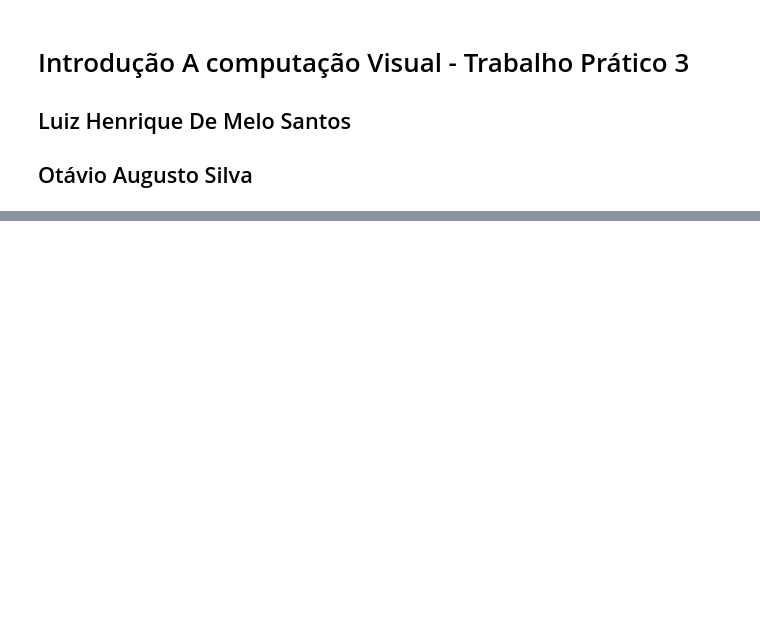
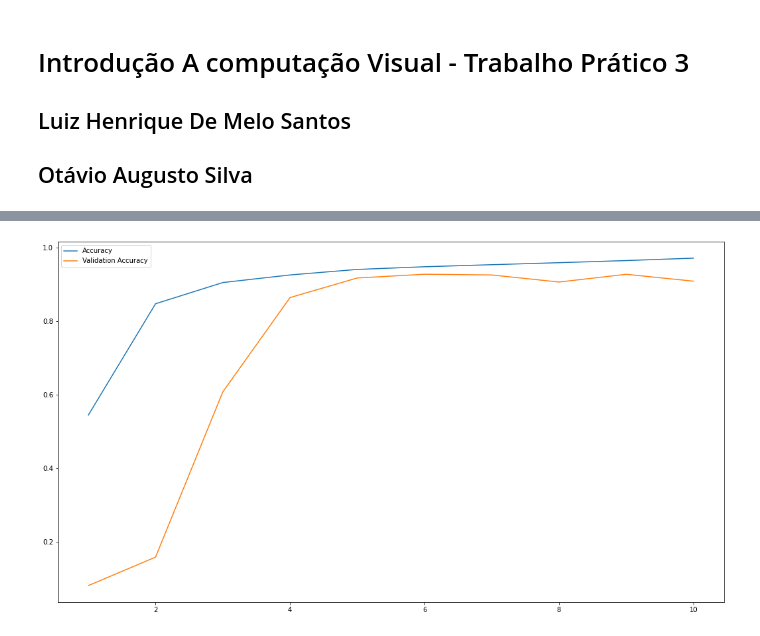
Before and after one commit to otavio-silva/ICV-TP3, a Jupyter notebook: TP.ipynb, the cells around one changed output, grey strips where cells are left out. Cells and saved outputs as stored; diff of their text form; code cells hidden in the pictures; blank space fills up the shorter version.

```diff
--- a/TP.ipynb
+++ b/TP.ipynb
@@ -149,0 +143,7 @@ ValueError: in converted code:
+# %%
+pyplot.figure(figsize=(18, 10))
+seaborn.lineplot(x=range(1, 11), y=history.history["categorical_accuracy"], label="Accuracy")
+seaborn.lineplot(x=range(1, 11), y=history.history["val_categorical_accuracy"], label="Validation Accuracy")
+pyplot.show()
+# %% [output]
+[figure, added]
```
Also changed, not shown: parts of 14 cells of this notebook.
